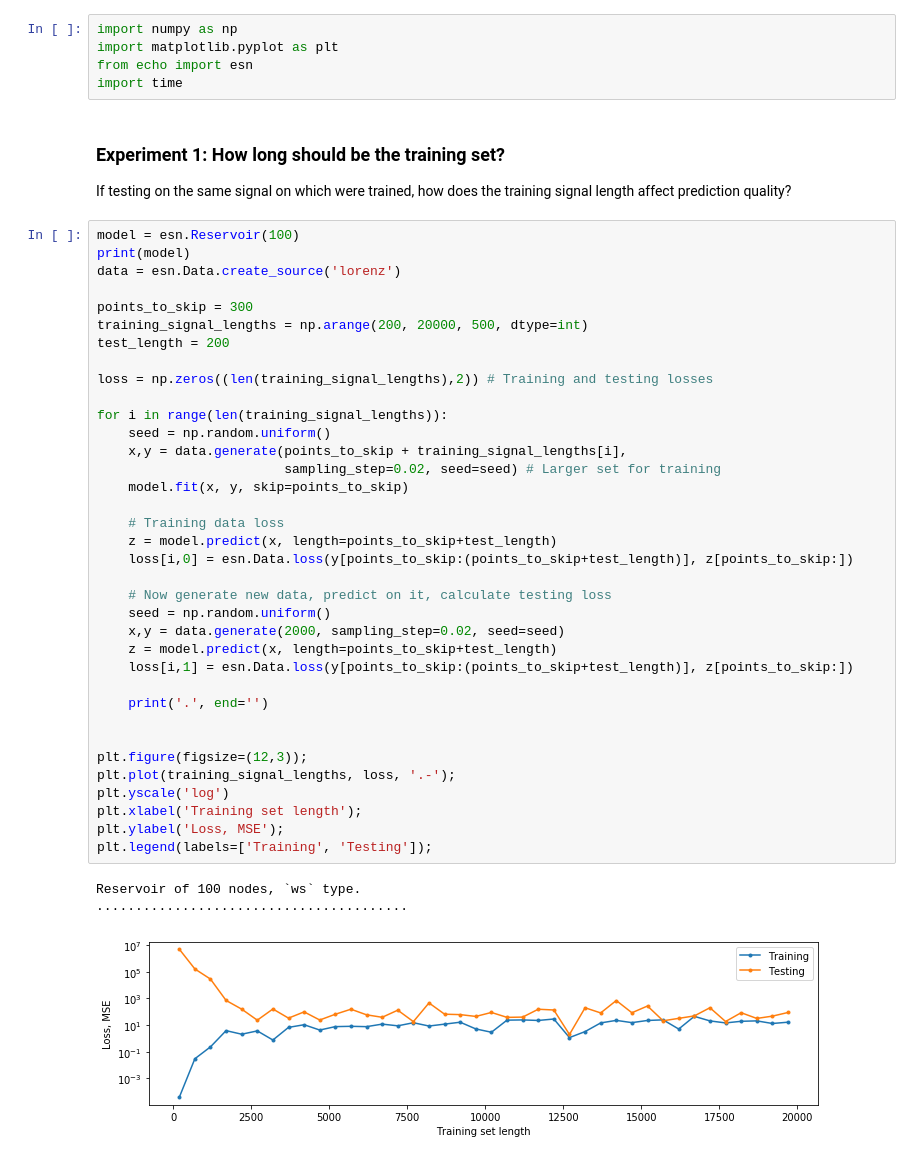
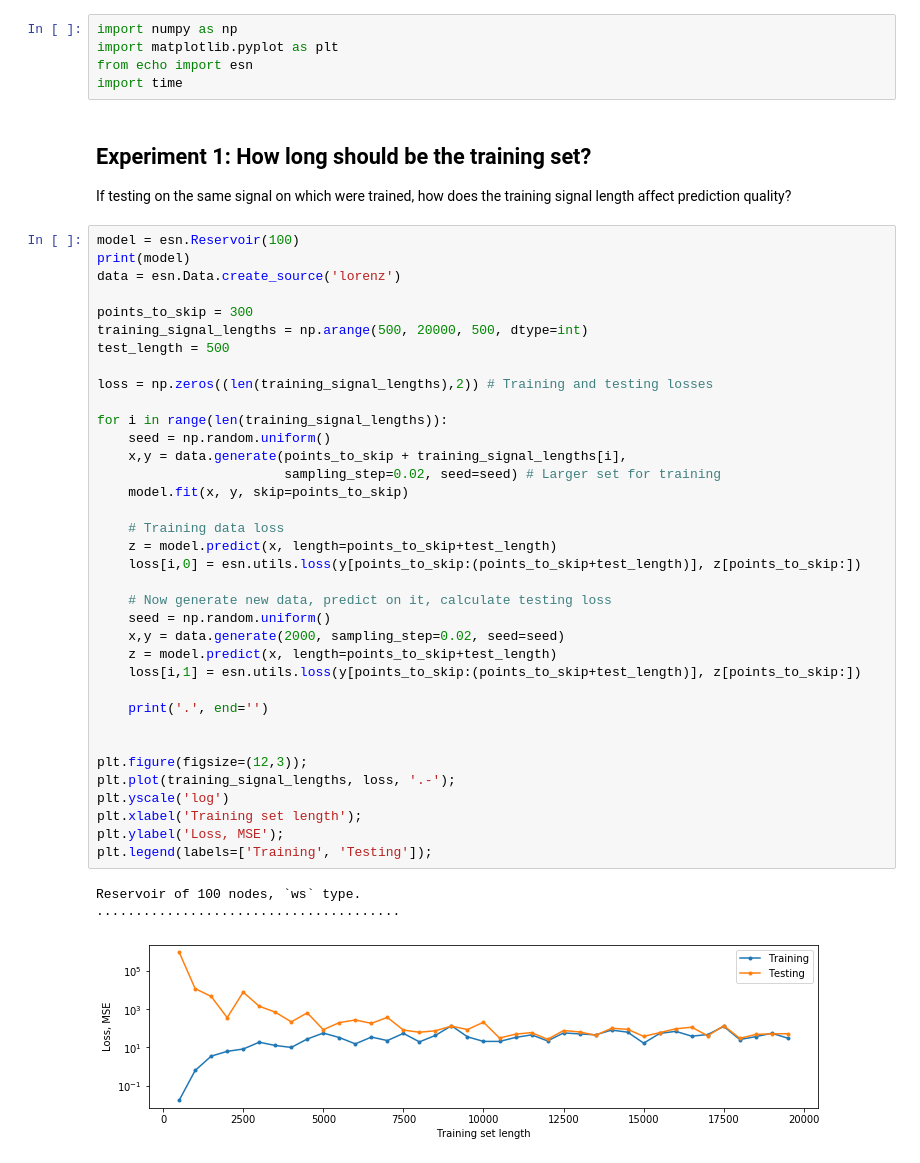
Before and after one commit to khakhalin/echo-networks, a Jupyter notebook: notebooks/experiment_n_points.ipynb, the cells around one changed output. Cells and saved outputs as stored; diff of their text form.

```diff
--- a/notebooks/experiment_n_points.ipynb
+++ b/notebooks/experiment_n_points.ipynb
@@ -6,7 +6,7 @@ import matplotlib.pyplot as plt
 from echo import esn
 import time
 # %% [markdown]
-### Experiment 1: How long should be the training set?
+## Experiment 1: How long should be the training set?
 
 If testing on the same signal on which were trained, how does the training signal length affect prediction quality?
 # %%
@@ -15,37 +15,37 @@ print(model)
 data = esn.Data.create_source('lorenz')
 
 points_to_skip = 300
-training_signal_lengths = np.arange(200, 20000, 500, dtype=int)
-test_length = 200
+training_signal_lengths = np.arange(500, 20000, 500, dtype=int)
+test_length = 500
 
 loss = np.zeros((len(training_signal_lengths),2)) # Training and testing losses
 
 for i in range(len(training_signal_lengths)):
     seed = np.random.uniform()
     x,y = data.generate(points_to_skip + training_signal_lengths[i],
                         sampling_step=0.02, seed=seed) # Larger set for training
     model.fit(x, y, skip=points_to_skip)
 
     # Training data loss
     z = model.predict(x, length=points_to_skip+test_length)
-    loss[i,0] = esn.Data.loss(y[points_to_skip:(points_to_skip+test_length)], z[points_to_skip:])
+    loss[i,0] = esn.utils.loss(y[points_to_skip:(points_to_skip+test_length)], z[points_to_skip:])
 
     # Now generate new data, predict on it, calculate testing loss
     seed = np.random.uniform()
     x,y = data.generate(2000, sampling_step=0.02, seed=seed)
     z = model.predict(x, length=points_to_skip+test_length)
-    loss[i,1] = esn.Data.loss(y[points_to_skip:(points_to_skip+test_length)], z[points_to_skip:])
+    loss[i,1] = esn.utils.loss(y[points_to_skip:(points_to_skip+test_length)], z[points_to_skip:])
 
     print('.', end='')
 
 
 plt.figure(figsize=(12,3));
 plt.plot(training_signal_lengths, loss, '.-');
 plt.yscale('log')
 plt.xlabel('Training set length');
 plt.ylabel('Loss, MSE');
 plt.legend(labels=['Training', 'Testing']);
 # %% [output]
 Reservoir of 100 nodes, `ws` type.
-........................................
+.......................................
-[figure, old version]
+[figure, new version]
```
Also changed, not shown: parts of 3 cells of this notebook, 8 other files.
